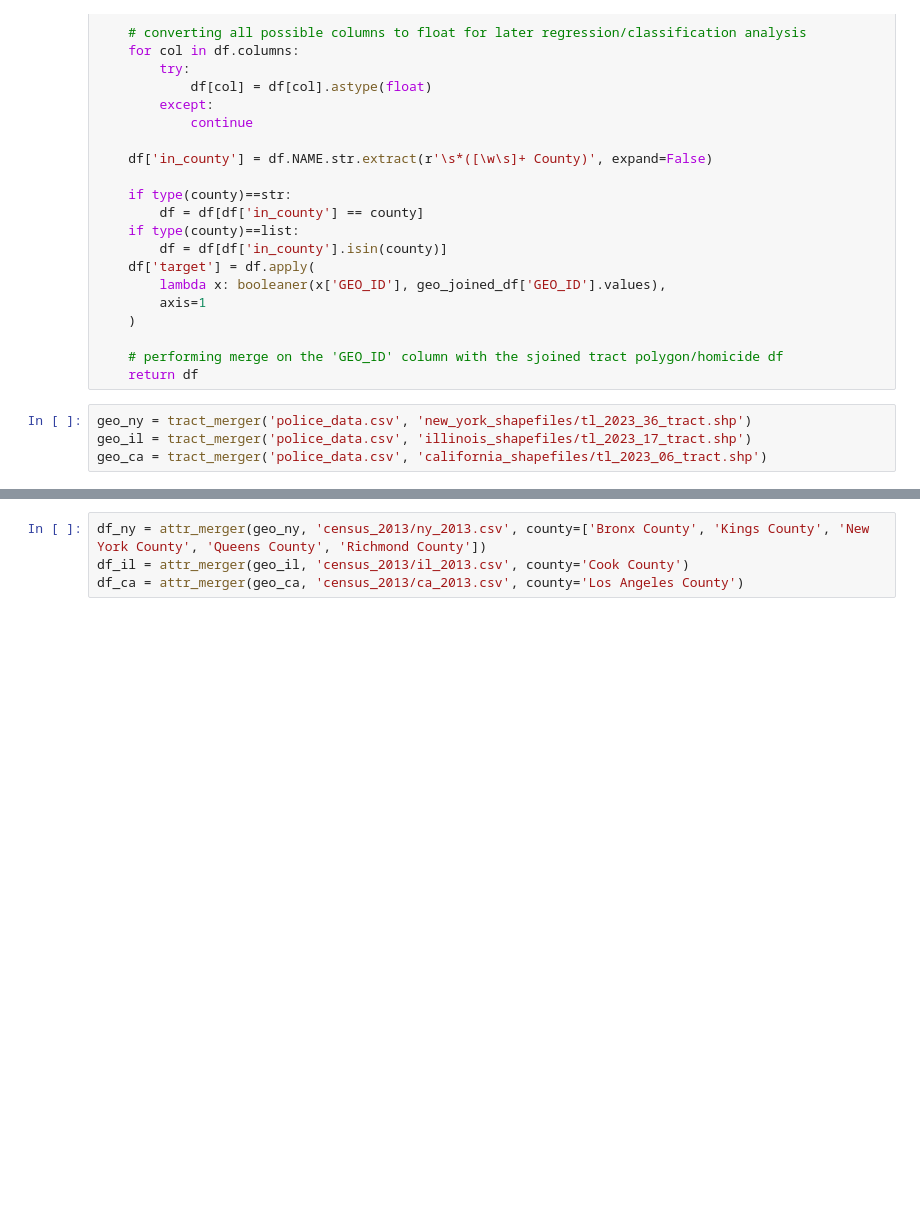
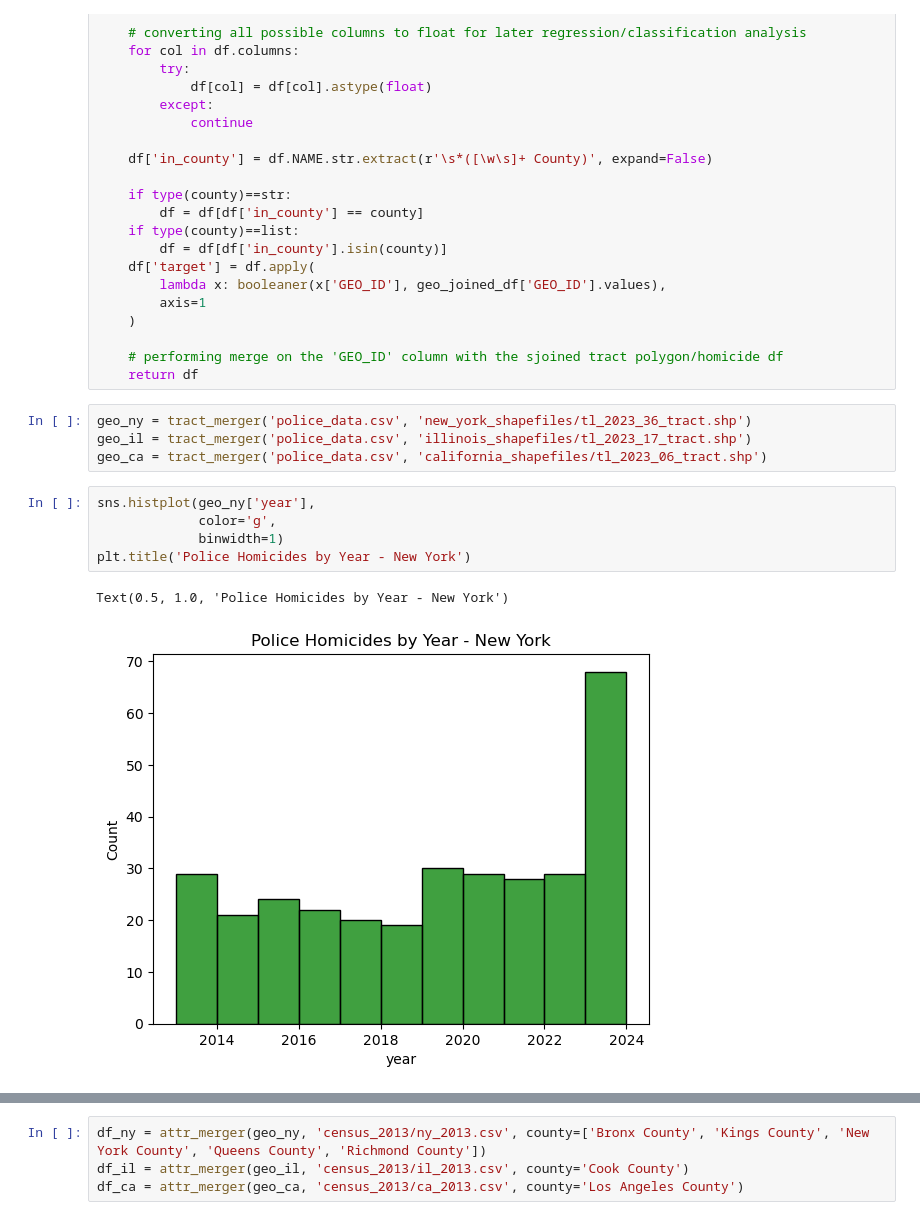
Before and after one commit to flora-concise/macs-30100-police-proj-cleaned, a Jupyter notebook: acs_merge_police.ipynb, the cells around one changed output, grey strips where cells are left out. Drawn from its saved outputs; the diff is of its cells as text; blank space fills up the shorter version.

```diff
--- a/acs_merge_police.ipynb
+++ b/acs_merge_police.ipynb
@@ -95,3 +96,11 @@ def attr_merger(geo_joined_df, census_file_path, county):
 geo_ny = tract_merger('police_data.csv', 'new_york_shapefiles/tl_2023_36_tract.shp')
 geo_il = tract_merger('police_data.csv', 'illinois_shapefiles/tl_2023_17_tract.shp')
 geo_ca = tract_merger('police_data.csv', 'california_shapefiles/tl_2023_06_tract.shp')
+# %%
+sns.histplot(geo_ny['year'],
+             color='g',
+             binwidth=1)
+plt.title('Police Homicides by Year - New York')
+# %% [output]
+Text(0.5, 1.0, 'Police Homicides by Year - New York')
+[figure, added]
```
Also changed, not shown: parts of 6 cells of this notebook.
